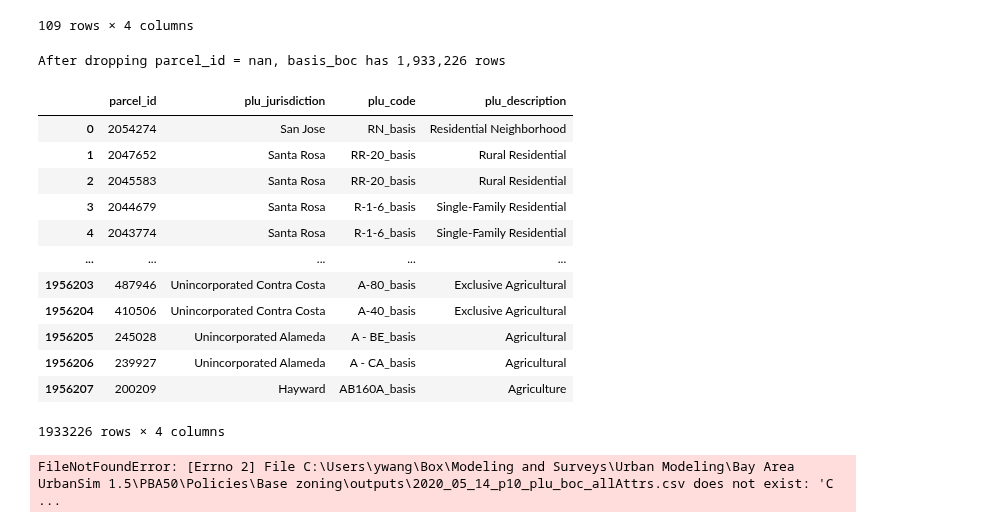
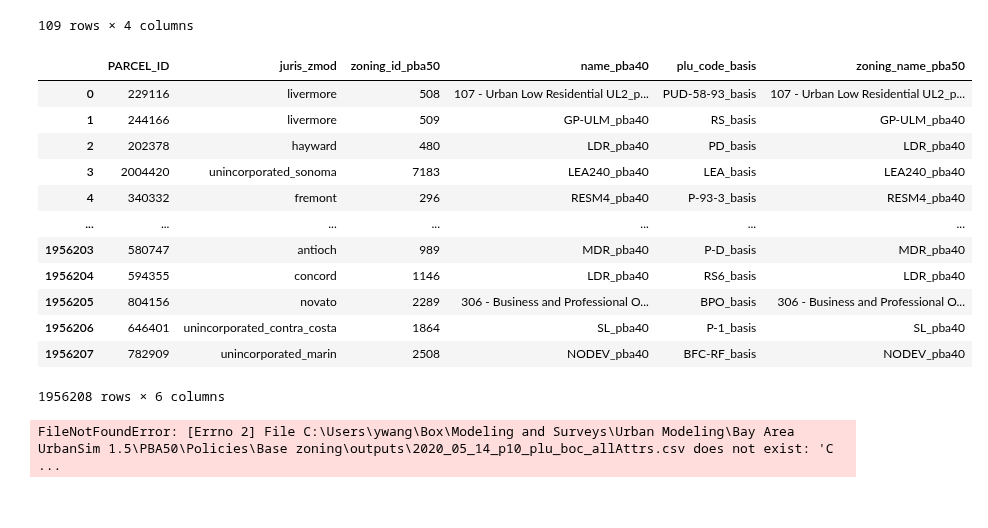
Before and after one commit to BayAreaMetro/petrale, a Jupyter notebook: policies/plu/base_zoning/old/2_build_hybrid_zoning.ipynb, the cells around one changed output. Drawn from its saved outputs; the diff is of its cells as text; code cells hidden in the pictures.

```diff
--- a/policies/plu/base_zoning/old/2_build_hybrid_zoning.ipynb
+++ b/policies/plu/base_zoning/old/2_build_hybrid_zoning.ipynb
@@ -322,30 +322,3 @@ display(plu_boc_hybrid.groupby('juris_zmod')['max_height_idx','max_dua_idx','max
 | 107 | woodside | 2408 | 0 | 2408 |
 | 108 | yountville | 840 | 840 | 840 |
 109 rows × 4 columns
-# %%
-basis_boc_file = os.path.join(other_inputs_dir,'p10_urbansim_boc_opt_b_v2.csv')
-basis_boc_columns = ['parcel_id','plu_code','plu_jurisdiction','plu_description']
-
-basis_zoning_id = pd.read_csv(basis_boc_file, usecols = basis_boc_columns)
-basis_zoning_id = basis_zoning_id.loc[basis_zoning_id.parcel_id.notnull()]
-print("After dropping parcel_id = nan, basis_boc has {:,} rows".format(len(basis_zoning_id)))
-
-basis_zoning_id['parcel_id'] = basis_zoning_id['parcel_id'].apply(lambda x: int(round(x)))
-basis_zoning_id['plu_code'] = basis_zoning_id['plu_code'].apply(lambda x: str(x)+'_basis')
-
-basis_zoning_id
-# %% [output]
-After dropping parcel_id = nan, basis_boc has 1,933,226 rows
-|  | parcel_id | plu_jurisdiction | plu_code | plu_description |
-| 0 | 2054274 | San Jose | RN_basis | Residential Neighborhood |
-| 1 | 2047652 | Santa Rosa | RR-20_basis | Rural Residential |
-| 2 | 2045583 | Santa Rosa | RR-20_basis | Rural Residential |
-| 3 | 2044679 | Santa Rosa | R-1-6_basis | Single-Family Residential |
-| 4 | 2043774 | Santa Rosa | R-1-6_basis | Single-Family Residential |
-| ... | ... | ... | ... | ... |
-| 1956203 | 487946 | Unincorporated Contra Costa | A-80_basis | Exclusive Agricultural |
-| 1956204 | 410506 | Unincorporated Contra Costa | A-40_basis | Exclusive Agricultural |
-| 1956205 | 245028 | Unincorporated Alameda | A - BE_basis | Agricultural |
-| 1956206 | 239927 | Unincorporated Alameda | A - CA_basis | Agricultural |
-| 1956207 | 200209 | Hayward | AB160A_basis | Agriculture |
-1933226 rows × 4 columns
@@ -355,3 +325,32 @@ plu_boc_hybrid['code_select'] = plu_boc_hybrid[key_attrs].sum(axis=1)
+# %%
+zoning_names = pd.read_csv(r'C:\Users\ywang\Box\Modeling and Surveys\Urban Modeling\Bay Area UrbanSim 1.5\PBA50\Policies\Base zoning\outputs\2020_05_14_p10_plu_boc_allAttrs.csv',
+                           usecols = ['PARCEL_ID','name_pba40','plu_code_basis'])
+
+zoning_names['name_pba40'] = zoning_names['name_pba40'].apply(lambda x: str(x)+'_pba40')
+zoning_names['plu_code_basis'] = zoning_names['plu_code_basis'].apply(lambda x: str(x)+'_basis')
+
+parcel_zoning_names = zoning_parcels_pba50[['PARCEL_ID','juris_zmod','zoning_id_pba50']].merge(zoning_names,
+                                                                                      on = 'PARCEL_ID',
+                                                                                      how = 'left')
+parcel_zoning_names['zoning_name_pba50'] = zoning_names['name_pba40']
+name_null_index = parcel_zoning_names.name_pba40.isnull()
+parcel_zoning_names.loc[name_null_index,'zoning_name_pba50'] = parcel_zoning_names.loc[name_null_index,'plu_code_basis']
+# %%
+parcel_zoning_names
+# %% [output]
+|  | PARCEL_ID | juris_zmod | zoning_id_pba50 | name_pba40 | plu_code_basis | zoning_name_pba50 |
+| 0 | 229116 | livermore | 508 | 107 - Urban Low Residential UL2_p... | PUD-58-93_basis | 107 - Urban Low Residential UL2_p... |
+| 1 | 244166 | livermore | 509 | GP-ULM_pba40 | RS_basis | GP-ULM_pba40 |
+| 2 | 202378 | hayward | 480 | LDR_pba40 | PD_basis | LDR_pba40 |
+| 3 | 2004420 | unincorporated_sonoma | 7183 | LEA240_pba40 | LEA_basis | LEA240_pba40 |
+| 4 | 340332 | fremont | 296 | RESM4_pba40 | P-93-3_basis | RESM4_pba40 |
+| ... | ... | ... | ... | ... | ... | ... |
+| 1956203 | 580747 | antioch | 989 | MDR_pba40 | P-D_basis | MDR_pba40 |
+| 1956204 | 594355 | concord | 1146 | LDR_pba40 | RS6_basis | LDR_pba40 |
+| 1956205 | 804156 | novato | 2289 | 306 - Business and Professional O... | BPO_basis | 306 - Business and Professional O... |
+| 1956206 | 646401 | unincorporated_contra_costa | 1864 | SL_pba40 | P-1_basis | SL_pba40 |
+| 1956207 | 782909 | unincorporated_marin | 2508 | NODEV_pba40 | BFC-RF_basis | NODEV_pba40 |
+1956208 rows × 6 columns
 # %%
 p10_zoning_id = pd.read_csv(r'C:\Users\ywang\Box\Modeling and Surveys\Urban Modeling\Bay Area UrbanSim 1.5\PBA50\Policies\Base zoning\outputs\2020_05_14_p10_plu_boc_allAttrs.csv')
 # %% [output]
```
Also changed, not shown: parts of 9 cells of this notebook, 1 other file.
